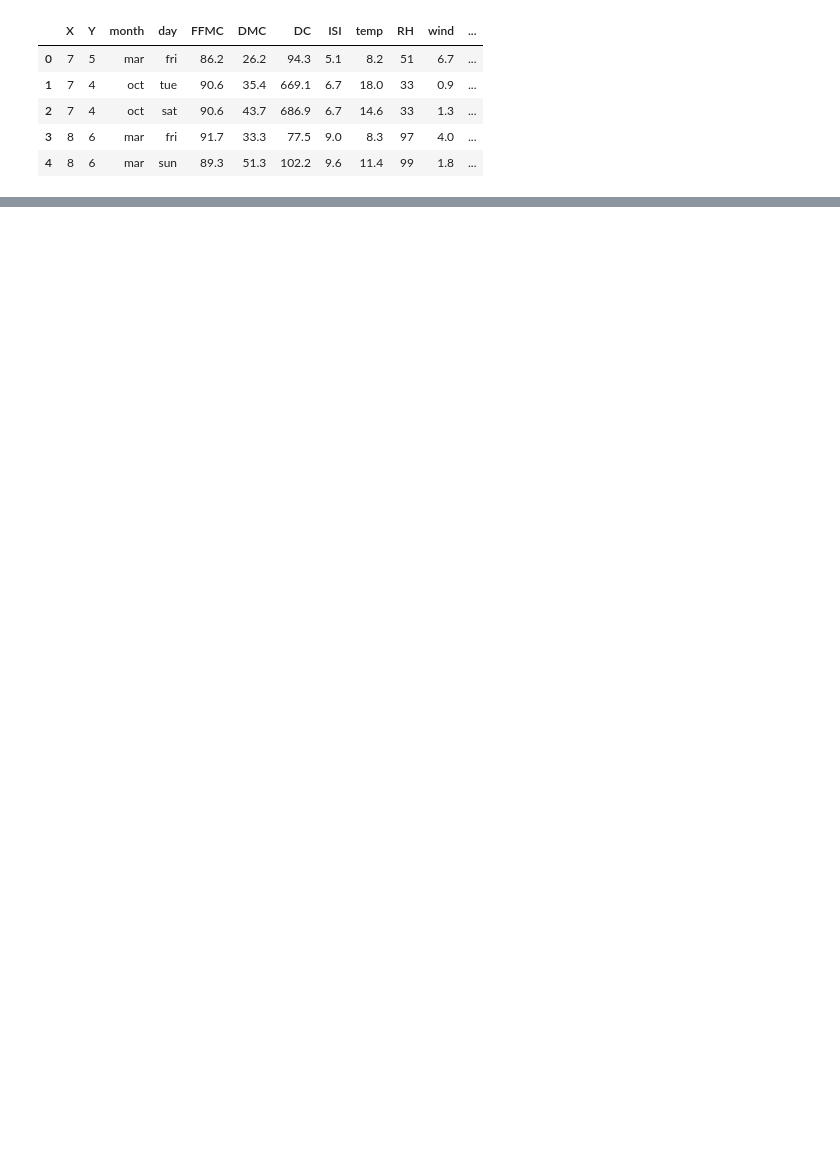
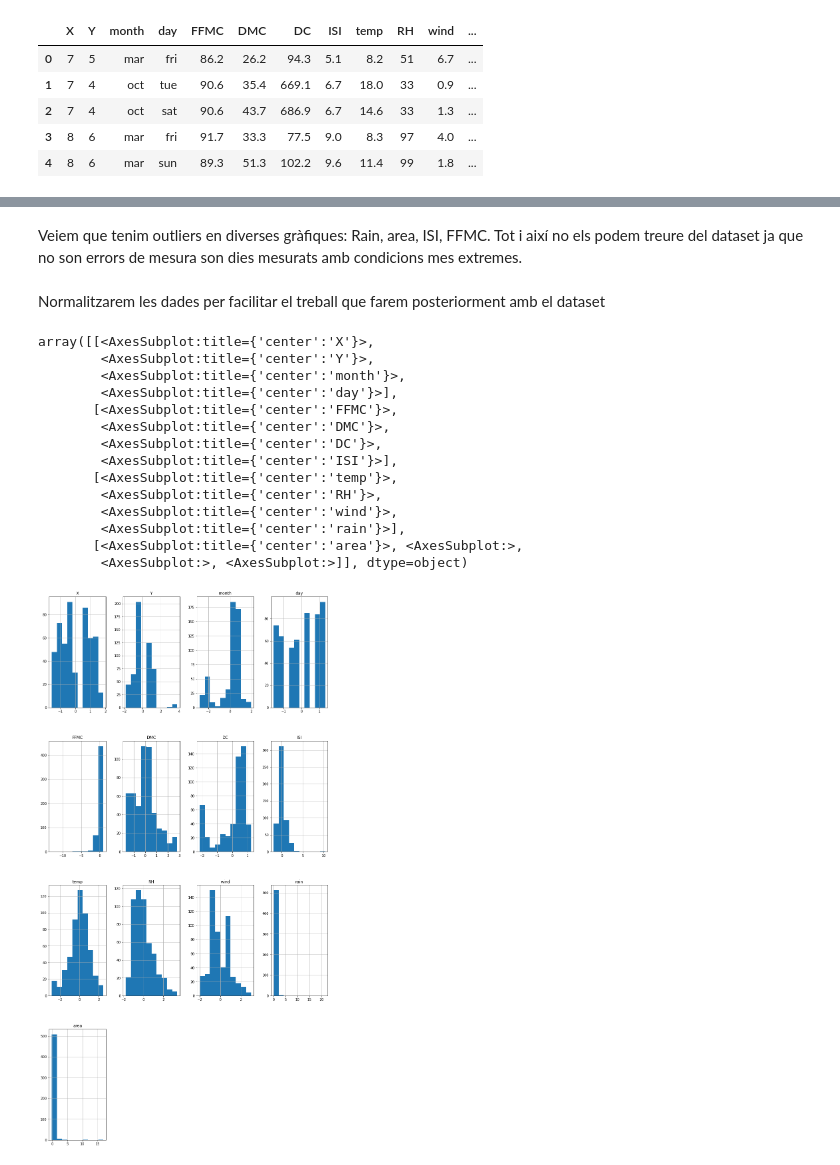
Before and after one commit to Zynokrex/Regressio_APC, a Jupyter notebook: practica1.ipynb, the cells around one changed output, grey strips where cells are left out. Drawn from its saved outputs; the diff is of its cells as text; code cells hidden in the pictures; blank space fills up the shorter version.

```diff
--- a/practica1.ipynb
+++ b/practica1.ipynb
@@ -120,0 +99,24 @@ df.area.hist()
+# %% [markdown]
+Veiem que tenim outliers en diverses gràfiques: Rain, area, ISI, FFMC. Tot i així no els podem treure del dataset ja que no son errors de mesura son dies mesurats amb condicions mes extremes.
+# %% [markdown]
+Normalitzarem les dades per facilitar el treball que farem posteriorment amb el dataset
+# %%
+dfn=df.copy()
+dfn=normalize(dfn)
+dfn.hist(figsize=(15,30))
+# %% [output]
+array([[<AxesSubplot:title={'center':'X'}>,
+        <AxesSubplot:title={'center':'Y'}>,
+        <AxesSubplot:title={'center':'month'}>,
+        <AxesSubplot:title={'center':'day'}>],
+       [<AxesSubplot:title={'center':'FFMC'}>,
+        <AxesSubplot:title={'center':'DMC'}>,
+        <AxesSubplot:title={'center':'DC'}>,
+        <AxesSubplot:title={'center':'ISI'}>],
+       [<AxesSubplot:title={'center':'temp'}>,
+        <AxesSubplot:title={'center':'RH'}>,
+        <AxesSubplot:title={'center':'wind'}>,
+        <AxesSubplot:title={'center':'rain'}>],
+       [<AxesSubplot:title={'center':'area'}>, <AxesSubplot:>,
+        <AxesSubplot:>, <AxesSubplot:>]], dtype=object)
+[figure, added]
```
Also changed, not shown: parts of 34 cells of this notebook, 1 other file.
